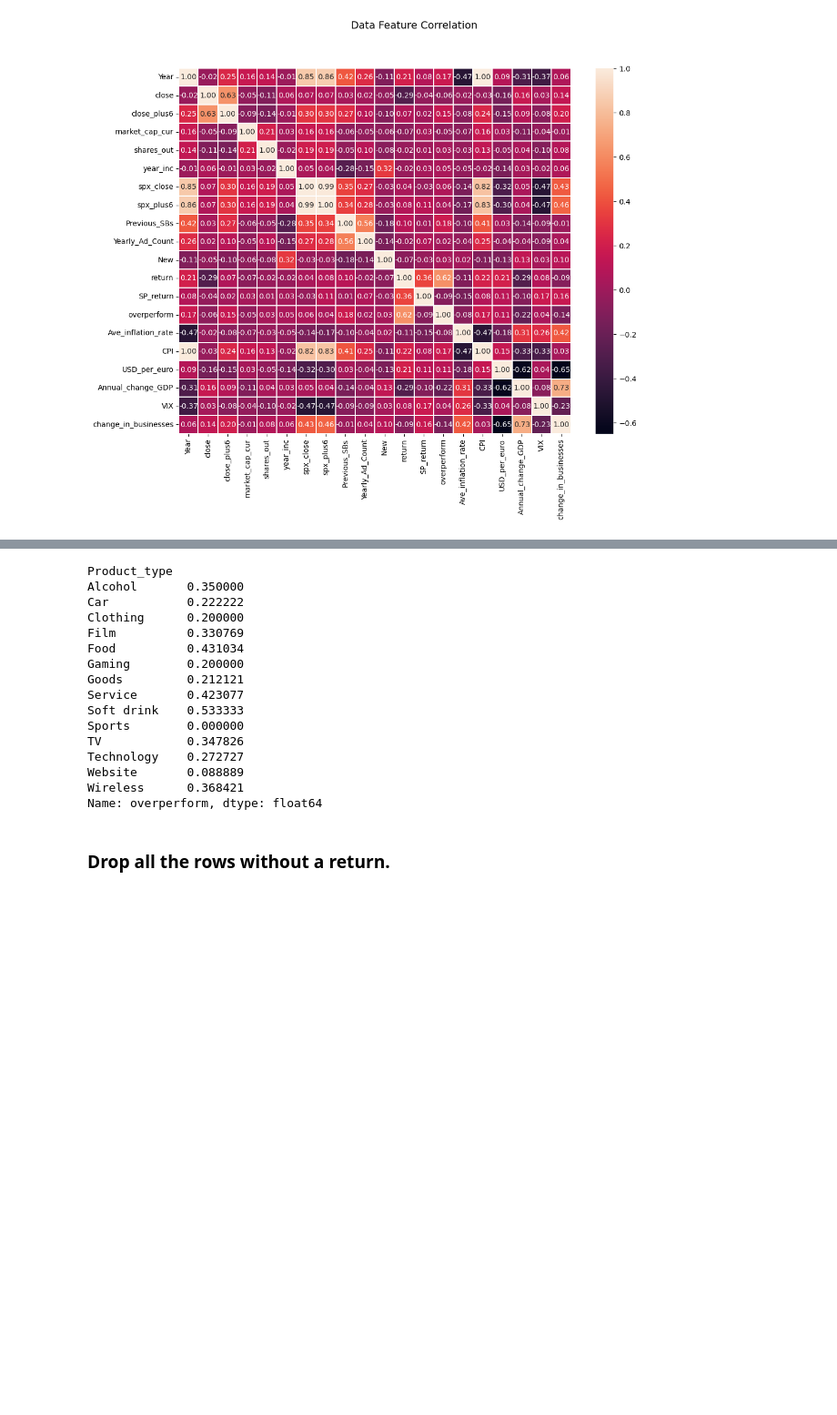
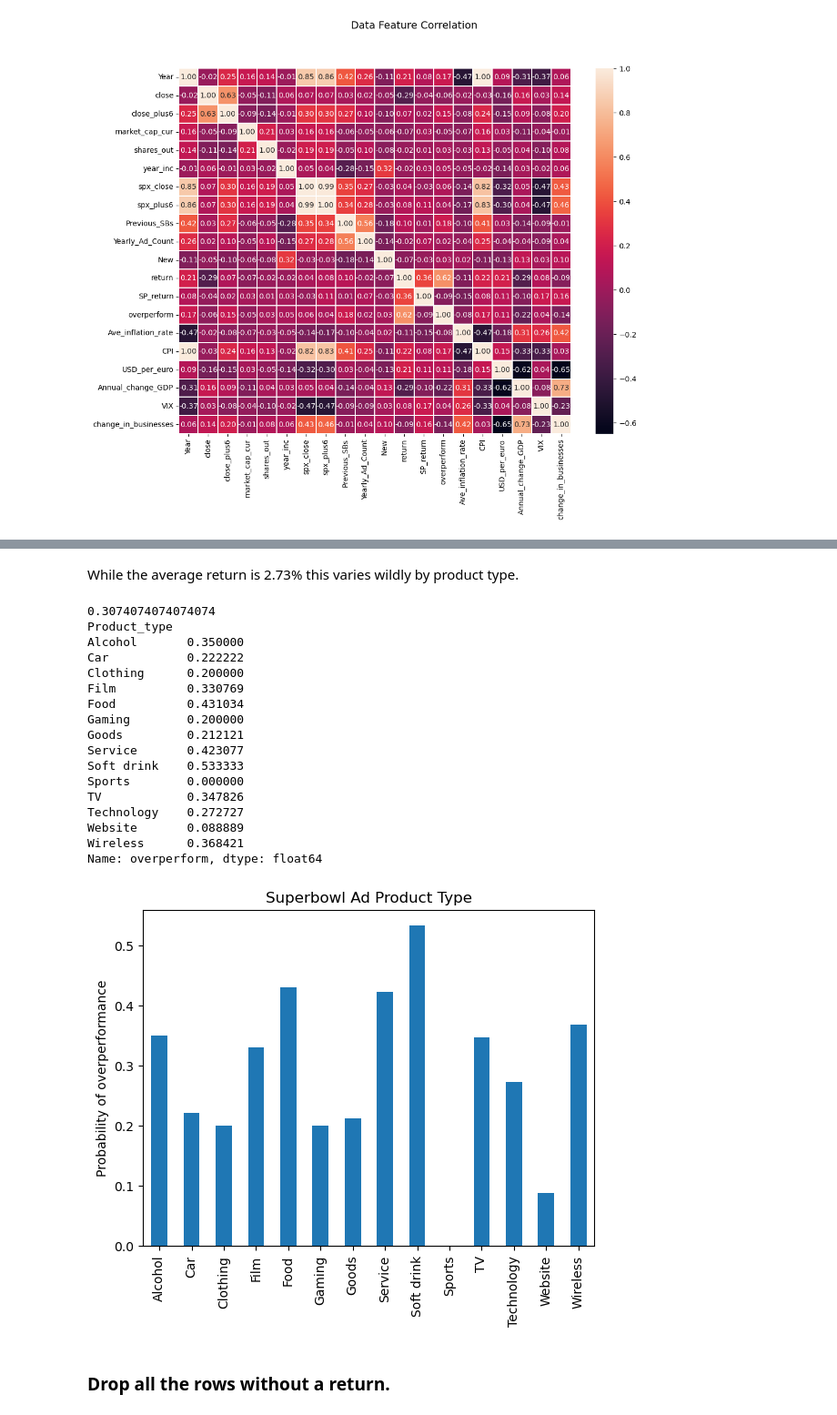
Before and after one commit to mikedshadow/Capstone-2, a Jupyter notebook: Notebooks/Capstone-2-Exploratory-Data-Analysis.ipynb, the cells around one changed output, grey strips where cells are left out. Shown at 91% size. Saved outputs shown, nothing was run; the diff lists cells and outputs as text; code cells hidden in the pictures; blank space fills up the shorter version.

```diff
--- a/Notebooks/Capstone-2-Exploratory-Data-Analysis.ipynb
+++ b/Notebooks/Capstone-2-Exploratory-Data-Analysis.ipynb
@@ -185,23 +195,35 @@ Name: return, dtype: float64
+# %% [markdown]
+While the average return is 2.73% this varies wildly by product type.
 # %%
+print(df['overperform'].mean())
 # Average overperform by Product_type
-df.groupby('Product_type')['overperform'].mean()
+print(df.groupby('Product_type')['overperform'].mean())
+# Bar graph of overperform by Product_type
+df.groupby('Product_type')['overperform'].mean().plot(kind="bar")
+plt.xlabel('')
+plt.ylabel('Probability of overperformance')
+plt.title('Superbowl Ad Product Type')
+plt.xticks(rotation=90)
+plt.show()
 # %% [output]
+0.3074074074074074
 Product_type
 Alcohol       0.350000
 Car           0.222222
 Clothing      0.200000
 Film          0.330769
 Food          0.431034
 Gaming        0.200000
 Goods         0.212121
 Service       0.423077
 Soft drink    0.533333
 Sports        0.000000
 TV            0.347826
 Technology    0.272727
 Website       0.088889
 Wireless      0.368421
 Name: overperform, dtype: float64
+[figure, added]
 # %% [markdown]
 ### Drop all the rows without a return.
 # %%
```
Also changed, not shown: parts of 5 cells of this notebook, 5 other files.
